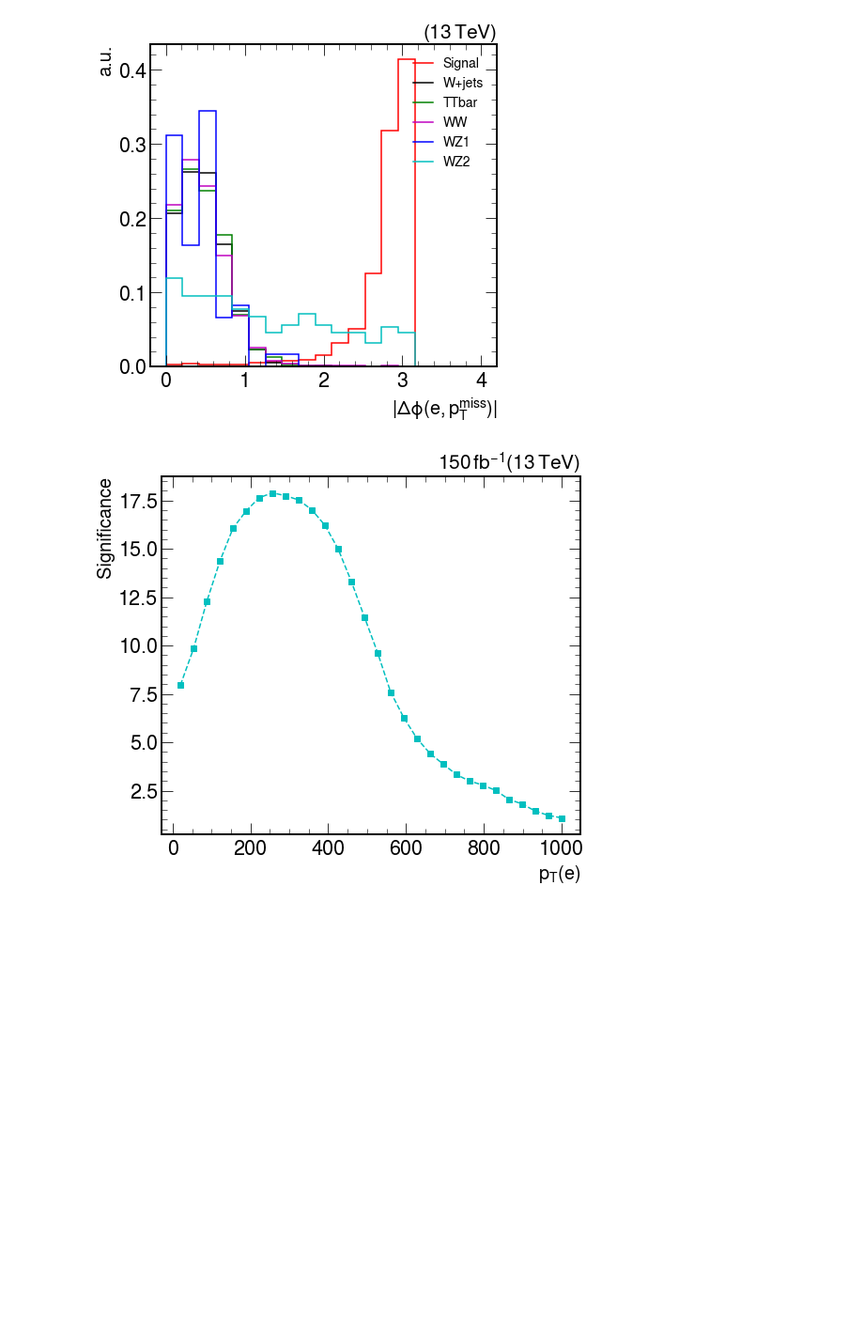
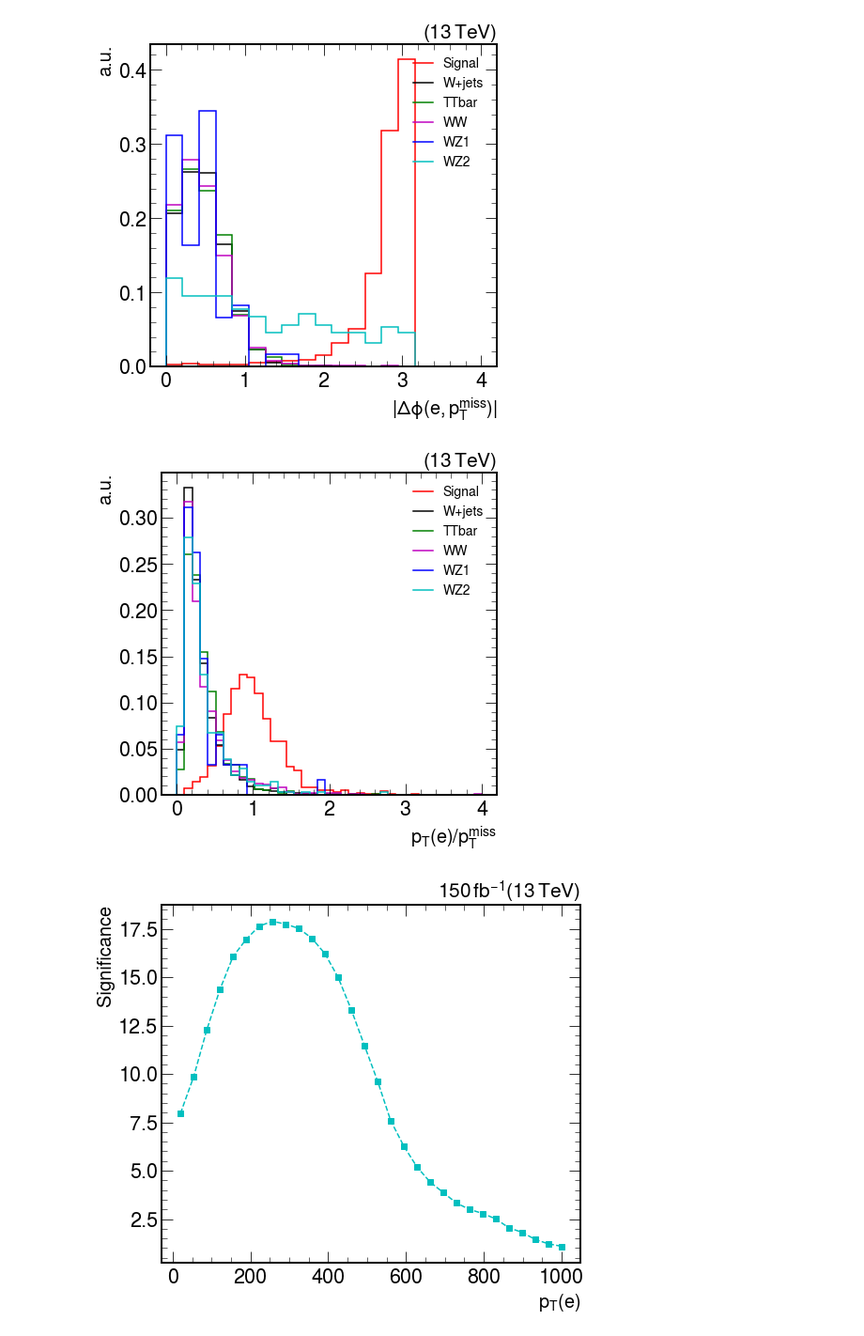
Before and after one commit to jotadram6/PhenoWay, a Jupyter notebook: ElectronSignificance.ipynb, the cells around one changed output. Shown at 94% size. Saved outputs shown, nothing was run; the diff lists cells and outputs as text; code cells hidden in the pictures; blank space fills up the shorter version.

```diff
--- a/ElectronSignificance.ipynb
+++ b/ElectronSignificance.ipynb
@@ -211,6 +211,18 @@ plot_var([S1_df_e, W_df_e, TTbar_df_e, WW_df_e, WZ1_df_e, WZ2_df_e], "Delta_phi_
 [figure]
 [figure]
 [figure]
+# %%
+S1_df_e["emet_ptratio"] = S1_df_e["electron_pt0"]/S1_df_e["missinget_met"]
+W_df_e["emet_ptratio"] = W_df_e["electron_pt0"]/W_df_e["missinget_met"]
+TTbar_df_e["emet_ptratio"] = TTbar_df_e["electron_pt0"]/TTbar_df_e["missinget_met"]
+WW_df_e["emet_ptratio"] = WW_df_e["electron_pt0"]/WW_df_e["missinget_met"]
+WZ1_df_e["emet_ptratio"] = WZ1_df_e["electron_pt0"]/WZ1_df_e["missinget_met"]
+WZ2_df_e["emet_ptratio"] = WZ2_df_e["electron_pt0"]/WZ2_df_e["missinget_met"]
+# %%
+plot_var([S1_df_e, W_df_e, TTbar_df_e, WW_df_e, WZ1_df_e, WZ2_df_e], "emet_ptratio", 0, 4, 40,
+["Signal","W+jets","TTbar","WW","WZ1","WZ2"],["r","k","g","m","b","c",], r"$p_{T}(e)/p_{T}^{miss}$", size = 14)
+# %% [output]
+[figure, added]
 # %%
 plot_significances(S1_df_e, [W_df_e, TTbar_df_e, WW_df_e, WZ1_df_e, WZ2_df_e],
 pt_ele, W_S, [W_W, W_TTbar, W_WW, W_WZ1, W_WZ2], [20, 1000, 30], r"p_T(e)")
```
Also changed, not shown: parts of 2 cells of this notebook, 2 other files.
